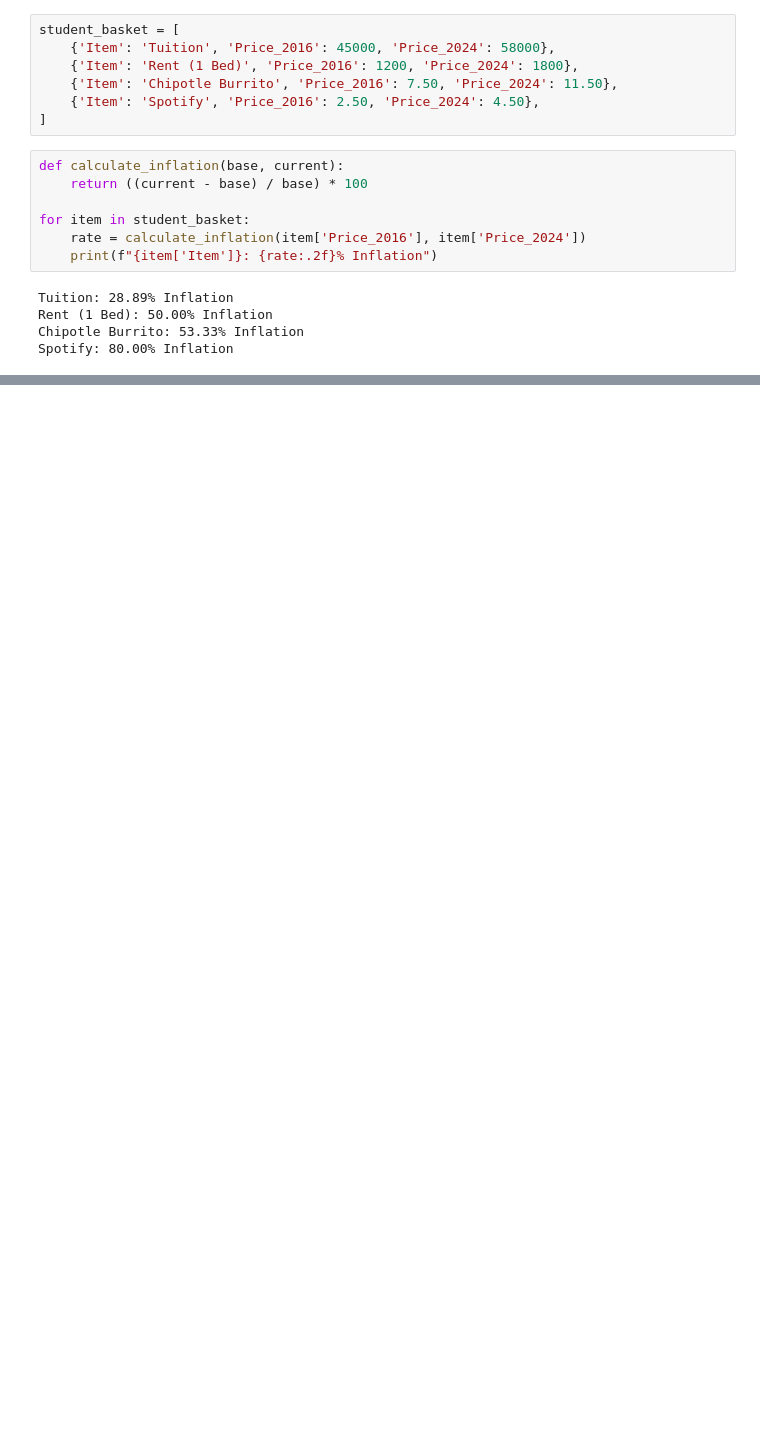
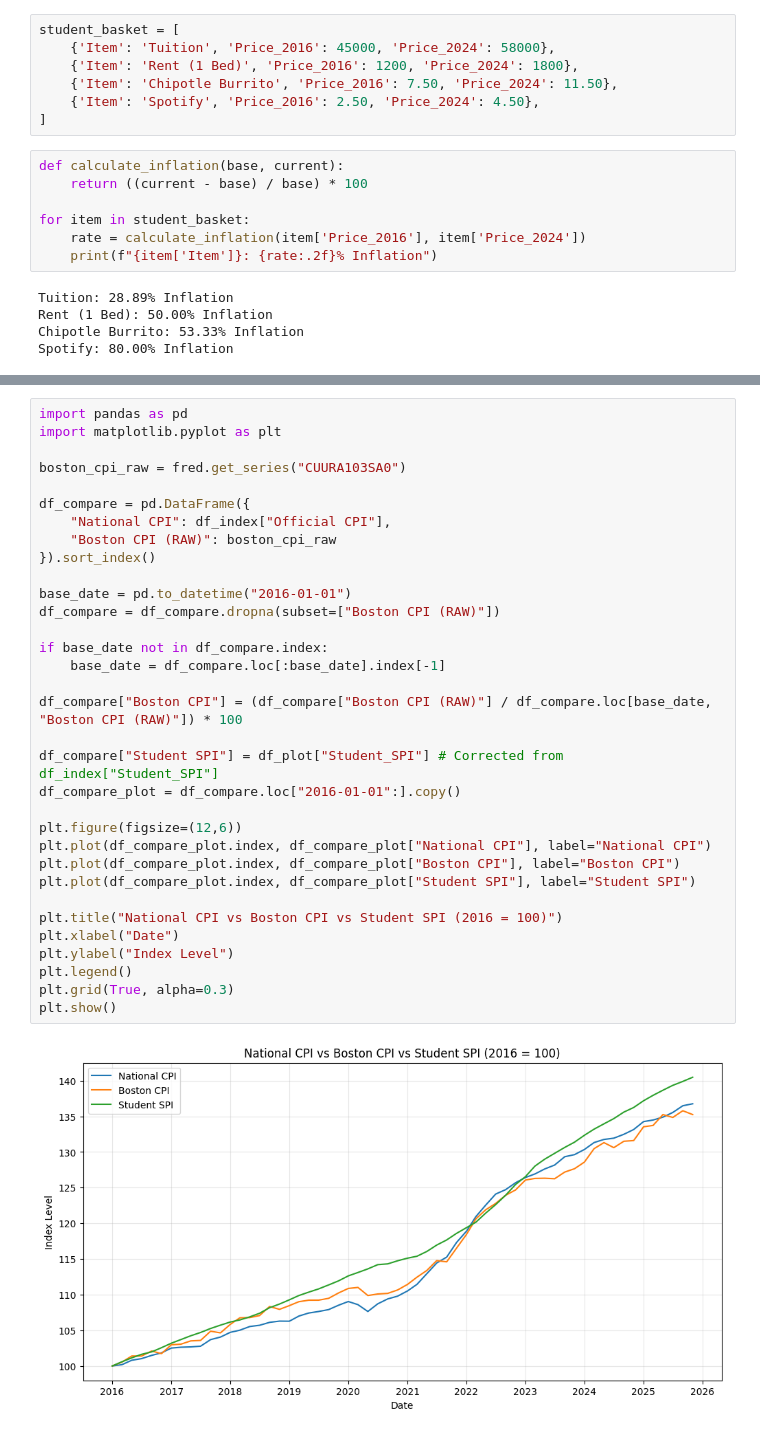
Before and after one commit to wanchenlang-max/econ-lab, a Jupyter notebook: econ_5200_assignment_1.ipynb, the cells around one changed output, grey strips where cells are left out. Saved outputs shown, nothing was run; the diff lists cells and outputs as text; blank space fills up the shorter version.

```diff
--- a/econ_5200_assignment_1.ipynb
+++ b/econ_5200_assignment_1.ipynb
@@ -649,0 +163,35 @@ This analysis reveals that students face systematically higher inflation than th
+# %%
+import pandas as pd
+import matplotlib.pyplot as plt
+
+boston_cpi_raw = fred.get_series("CUURA103SA0")
+
+df_compare = pd.DataFrame({
+    "National CPI": df_index["Official CPI"],
+    "Boston CPI (RAW)": boston_cpi_raw
+}).sort_index()
+
+base_date = pd.to_datetime("2016-01-01")
+df_compare = df_compare.dropna(subset=["Boston CPI (RAW)"])
+
+if base_date not in df_compare.index:
+    base_date = df_compare.loc[:base_date].index[-1]
+
+df_compare["Boston CPI"] = (df_compare["Boston CPI (RAW)"] / df_compare.loc[base_date, "Boston CPI (RAW)"]) * 100
+
+df_compare["Student SPI"] = df_plot["Student_SPI"] # Corrected from df_index["Student_SPI"]
+df_compare_plot = df_compare.loc["2016-01-01":].copy()
+
+plt.figure(figsize=(12,6))
+plt.plot(df_compare_plot.index, df_compare_plot["National CPI"], label="National CPI")
+plt.plot(df_compare_plot.index, df_compare_plot["Boston CPI"], label="Boston CPI")
+plt.plot(df_compare_plot.index, df_compare_plot["Student SPI"], label="Student SPI")
+
+plt.title("National CPI vs Boston CPI vs Student SPI (2016 = 100)")
+plt.xlabel("Date")
+plt.ylabel("Index Level")
+plt.legend()
+plt.grid(True, alpha=0.3)
+plt.show()
+# %% [output]
+[figure, added]
```
Also changed, not shown: parts of 25 cells of this notebook.
